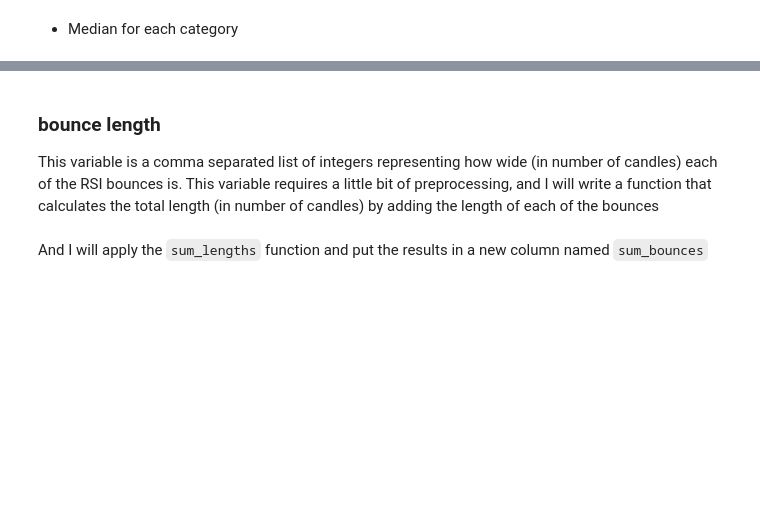
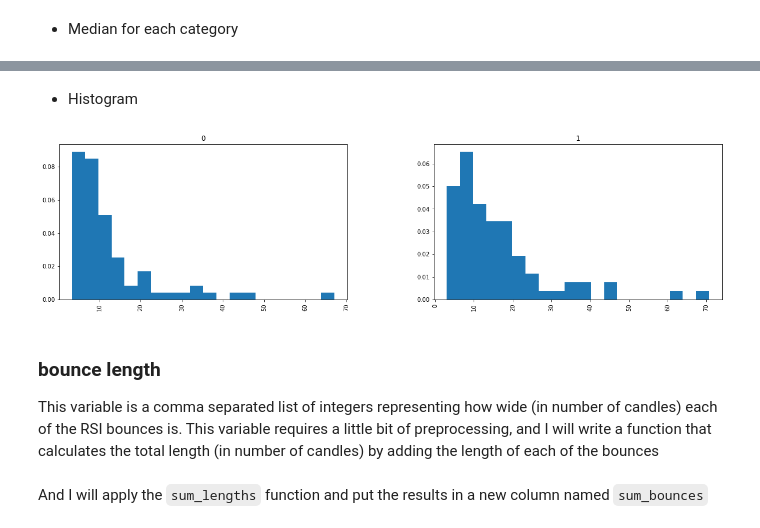
Before and after one commit to FOREXfunguru/FOREX, a Jupyter notebook: notebooks/Binary_classifier_using_ML.ipynb, the cells around one changed output, grey strips where cells are left out. Saved outputs shown, nothing was run; the diff lists cells and outputs as text; code cells hidden in the pictures; blank space fills up the shorter version.

```diff
--- a/notebooks/Binary_classifier_using_ML.ipynb
+++ b/notebooks/Binary_classifier_using_ML.ipynb
@@ -608,3 +607,9 @@ contDF.groupby(outcome_lab).agg({'length in pips (norm)': 'median'})
+# %% [markdown]
+* Histogram
+# %%
+axList=contDF['length in pips (norm)'].hist(by=contDF[outcome_lab],figsize=(20,5),bins=20,normed=True)
+# %% [output]
+[figure, added]
 # %% [markdown]
 ### bounce length
 This variable is a comma separated list of integers representing how wide (in number of candles) each of the RSI bounces is. This variable requires a little bit of preprocessing, and I will write a function that calculates the total length (in number of candles) by adding the length of each of the bounces
```
Also changed, not shown: parts of 73 cells of this notebook, 1 other file.
